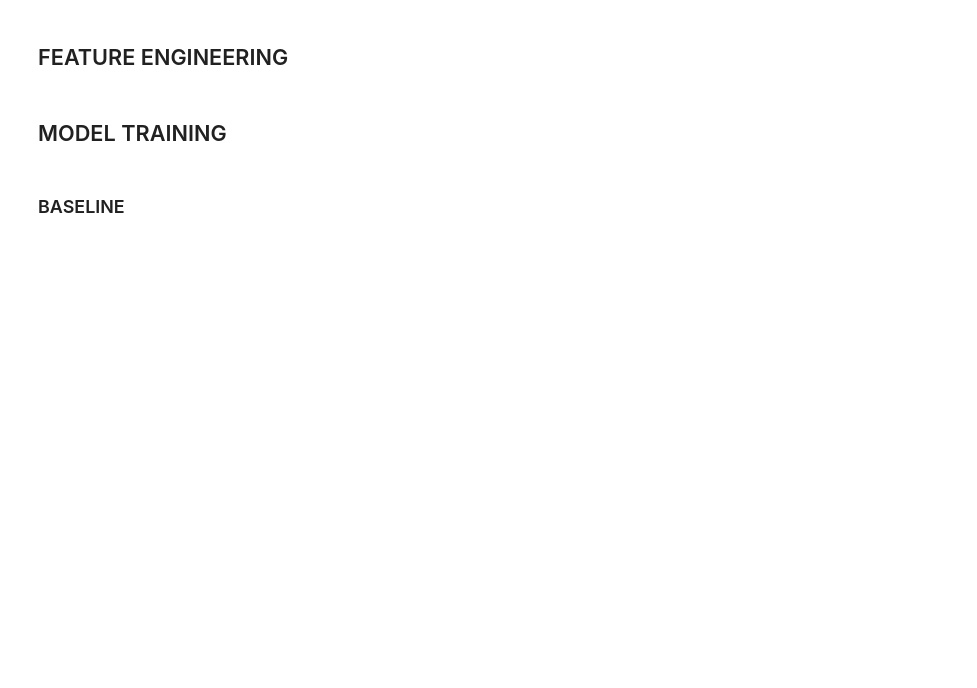
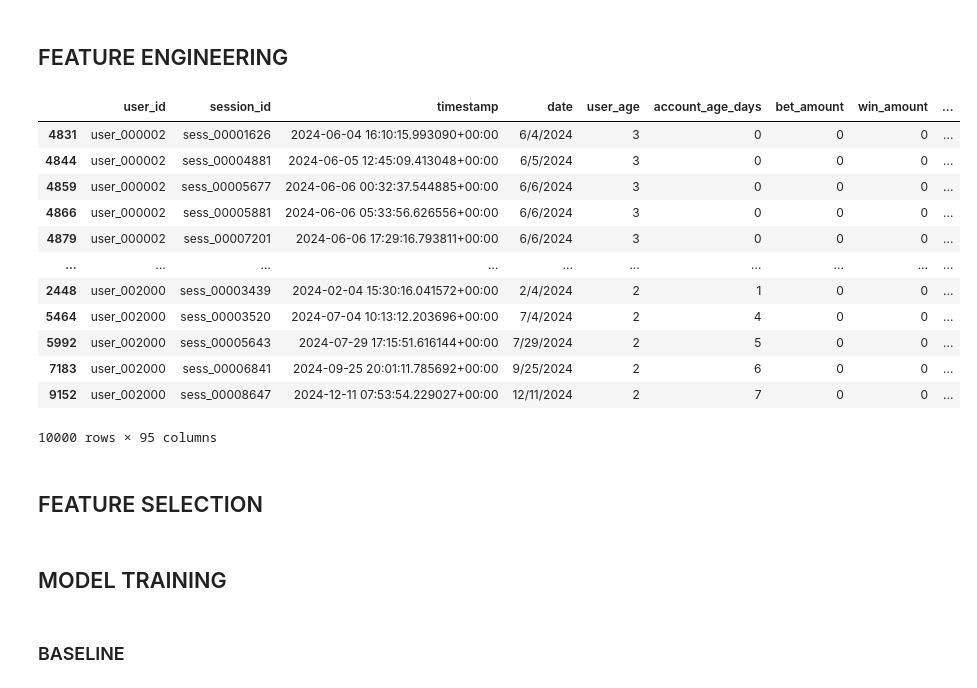
Before and after one commit to leomarfmn/estrelabet-churn, a Jupyter notebook: model-training.ipynb, the cells around one changed output. Drawn from its saved outputs; the diff is of its cells as text; code cells hidden in the pictures; blank space fills up the shorter version.

```diff
--- a/model-training.ipynb
+++ b/model-training.ipynb
@@ -122,5 +201,46 @@ df_aux.groupby('previous_session_gap_hours').count()
 # %% [markdown]
 ## FEATURE ENGINEERING
+# %%
+# One hot encoding categorical features
+lst_columns_to_encode = ['hour', 'day_of_week', 'is_weekend', 'is_holiday', 'bonus_used'] + [x for x in lst_categorical_columns if x not in ['session_id', 'user_id', 'date']]
+
+df = pd.get_dummies(df, columns=lst_columns_to_encode, drop_first=True, dummy_na=True)
+# %%
+pandas_cut_bins = {
+    'user_age' : 10,
+    'account_age_days' : 10,
+    'bet_amount' : 10,
+    'win_amount' : 10,
+    'net_result' : 10,
+    'session_length_minutes' : 10,
+    'games_played' : 10,
+    'deposit_amount' : 10,
+    'withdrawal_amount' : 10,
+    'lifetime_deposits' : 10,
+    'lifetime_bets' : 10,
+    'avg_bet_size' : 10
+}
+for feature, bins in pandas_cut_bins.items():
+    df[feature] = df[feature].fillna(df[feature].mean())
+    df[feature] = pd.cut(df[feature], bins=bins, labels=False)
+# %%
+df
+# %% [output]
+|  | user_id | session_id | timestamp | date | user_age | account_age_days | bet_amount | win_amount | ... |
+| 4831 | user_000002 | sess_00001626 | 2024-06-04 16:10:15.993090+00:00 | 6/4/2024 | 3 | 0 | 0 | 0 | ... |
+| 4844 | user_000002 | sess_00004881 | 2024-06-05 12:45:09.413048+00:00 | 6/5/2024 | 3 | 0 | 0 | 0 | ... |
+| 4859 | user_000002 | sess_00005677 | 2024-06-06 00:32:37.544885+00:00 | 6/6/2024 | 3 | 0 | 0 | 0 | ... |
+| 4866 | user_000002 | sess_00005881 | 2024-06-06 05:33:56.626556+00:00 | 6/6/2024 | 3 | 0 | 0 | 0 | ... |
+| 4879 | user_000002 | sess_00007201 | 2024-06-06 17:29:16.793811+00:00 | 6/6/2024 | 3 | 0 | 0 | 0 | ... |
+| ... | ... | ... | ... | ... | ... | ... | ... | ... | ... |
+| 2448 | user_002000 | sess_00003439 | 2024-02-04 15:30:16.041572+00:00 | 2/4/2024 | 2 | 1 | 0 | 0 | ... |
+| 5464 | user_002000 | sess_00003520 | 2024-07-04 10:13:12.203696+00:00 | 7/4/2024 | 2 | 4 | 0 | 0 | ... |
+| 5992 | user_002000 | sess_00005643 | 2024-07-29 17:15:51.616144+00:00 | 7/29/2024 | 2 | 5 | 0 | 0 | ... |
+| 7183 | user_002000 | sess_00006841 | 2024-09-25 20:01:11.785692+00:00 | 9/25/2024 | 2 | 6 | 0 | 0 | ... |
+| 9152 | user_002000 | sess_00008647 | 2024-12-11 07:53:54.229027+00:00 | 12/11/2024 | 2 | 7 | 0 | 0 | ... |
+10000 rows × 95 columns
+# %% [markdown]
+## FEATURE SELECTION
 # %% [markdown]
 ## MODEL TRAINING
 # %% [markdown]
```
Also changed, not shown: parts of 23 cells of this notebook, 2 other files.
